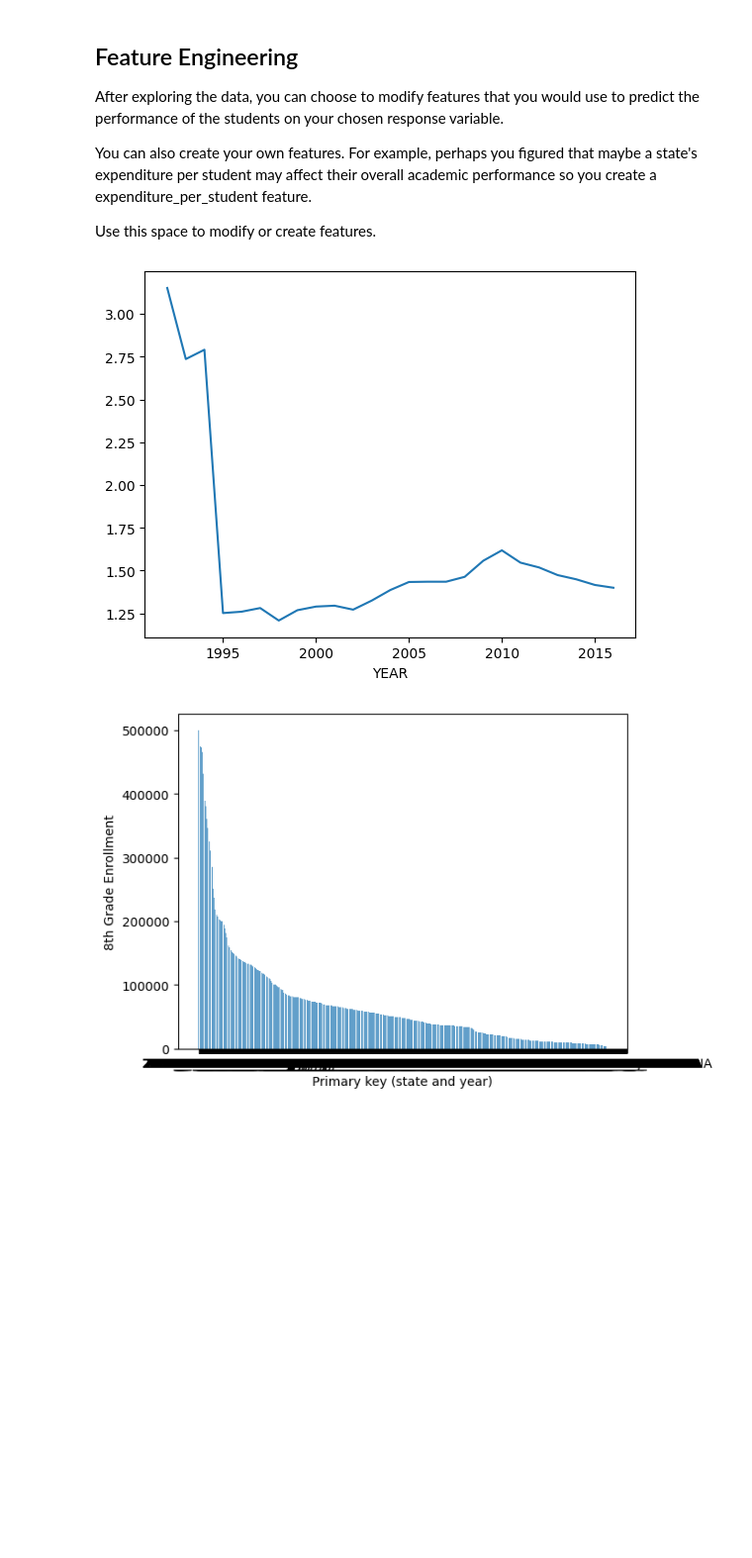
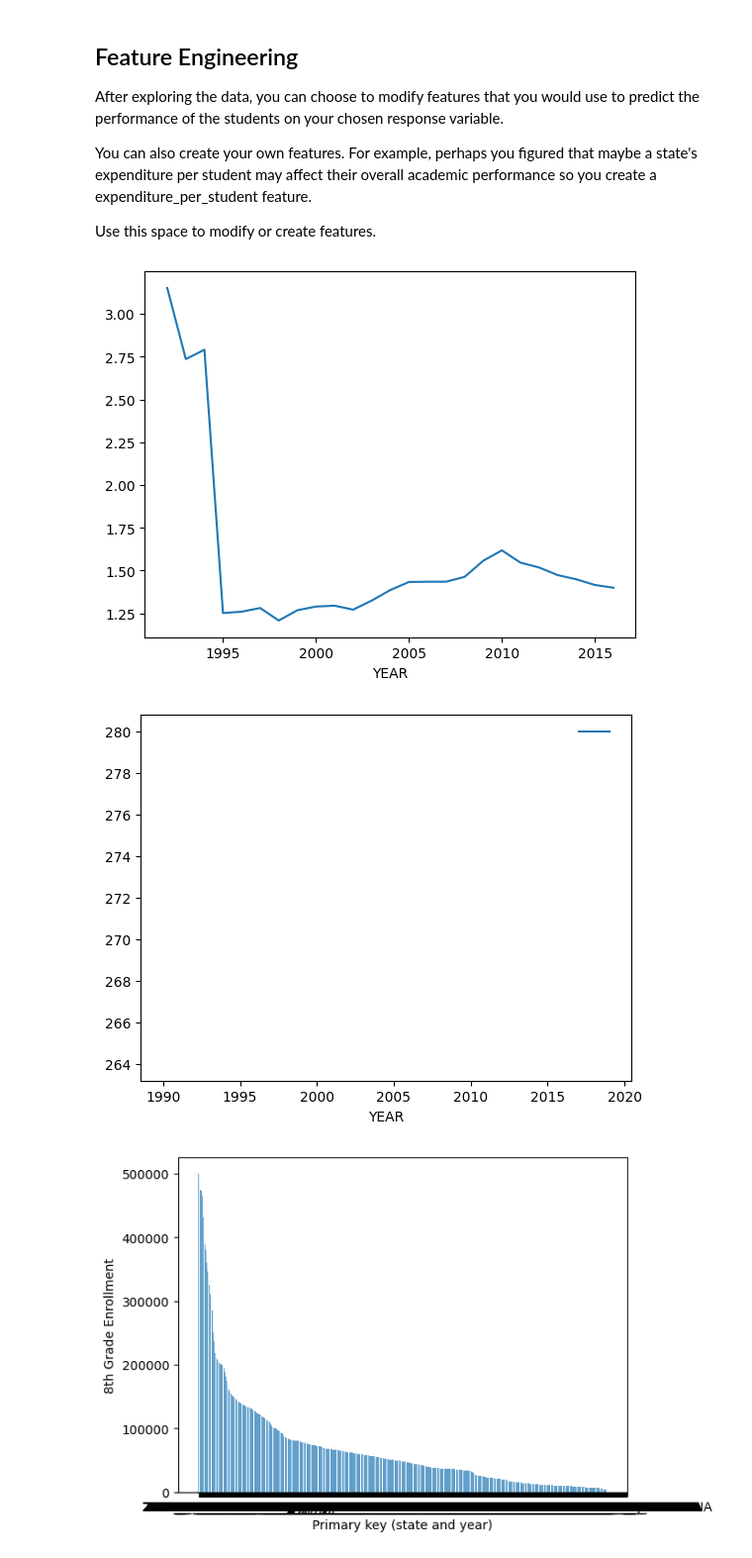
Before and after one commit to zayduzzaman/MDST_Onboarding, a Jupyter notebook: tutorial1/checkpoint1.ipynb, the cells around one changed output. Shown at 99% size. Saved outputs shown, nothing was run; the diff lists cells and outputs as text; code cells hidden in the pictures; blank space fills up the shorter version.

```diff
--- a/tutorial1/checkpoint1.ipynb
+++ b/tutorial1/checkpoint1.ipynb
@@ -153,28 +153,33 @@ Use this space to modify or create features.
 # %%
 states_csv["KNOWN_DIRECT_EXPENDITURE_PER_STUDENT"] = (states_csv["INSTRUCTION_EXPENDITURE"] + states_csv["SUPPORT_SERVICES_EXPENDITURE"]) / states_csv["ENROLL_ALL"]
 # ^ This seems like the most obvious feature, and I would expect a positive correlation as more expenditure per student means more resources for said student,
 # thus this would likely lead to better test scores from said student
 # I think it would also be interesting to see if there's a correlation between school size and the amount they spend
 # Though I do wish we had expenditure broken down further into grade-by-grade data
+# I'm not including other or capital expenditures as these may not go directly into student well-being or education
+# for example, my school would invest some of their income as capital expenditures, which, although are good for the school
+# don't work toward meeting student needs at that time.
 
 states_csv["REVENUE_PER_STUDENT"] = states_csv["STATE_REVENUE"]/states_csv["ENROLL_ALL"]
 states_csv["PERCENT_SPENT_ON_DIRECT_STUDENT"] = states_csv["KNOWN_DIRECT_EXPENDITURE_PER_STUDENT"]/states_csv["REVENUE_PER_STUDENT"]
 # Enroll all's cancel
 
 states_csv["SUPPORT_SERVICES_EXPENDITURE_PER_STUDENT"] = states_csv["SUPPORT_SERVICES_EXPENDITURE"] / states_csv["ENROLL_ALL"]
 # ^ This would likely show the same pattern as the total expenditure per student, but I'm curious to see any differences
 states_csv["EXPENDITURE_TYPES_RATIO"] = states_csv["INSTRUCTION_EXPENDITURE"] / states_csv["SUPPORT_SERVICES_EXPENDITURE"]
 # ^ This may not be the most useful; I would suspect this shows no real correlation or pattern, but this would be interesting to see
 
 # V This part is for Michigan only, but I think it would be cool to see if education maintained % revenue over time
-def plot_education_revenue_expenditure_percent_vs_time(state: str):
+def plot_metric_vs_time(metric: str, state: str):
     state_data = select_state(states_csv, state)
-    state_data.groupby('YEAR')["PERCENT_SPENT_ON_DIRECT_STUDENT"].mean().plot()
+    state_data.groupby('YEAR')[metric].mean().plot()
     plt.show()
 
-plot_education_revenue_expenditure_percent_vs_time("MICHIGAN")
+plot_metric_vs_time("PERCENT_SPENT_ON_DIRECT_STUDENT", "MICHIGAN")
+plot_metric_vs_time("AVG_MATH_8_SCORE", "MICHIGAN")
 # %% [output]
 [figure]
+[figure, added]
 # %%
 # This is a little much so it's in its own cell
 
```
